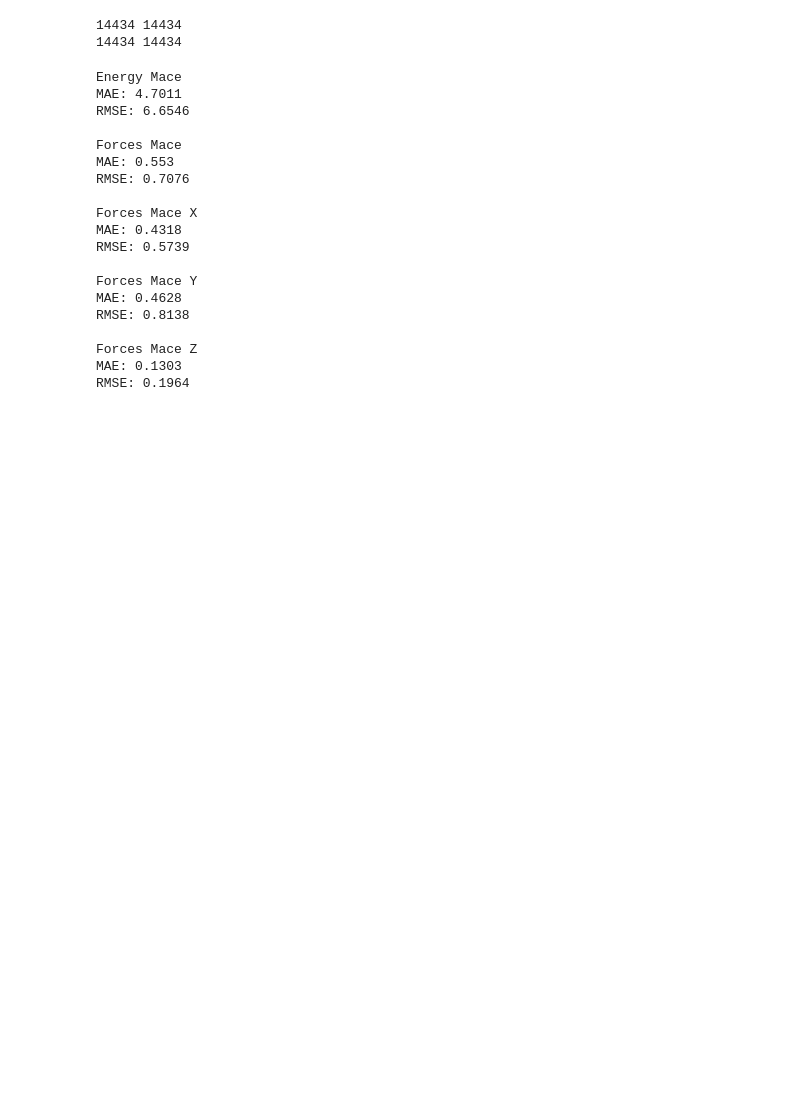
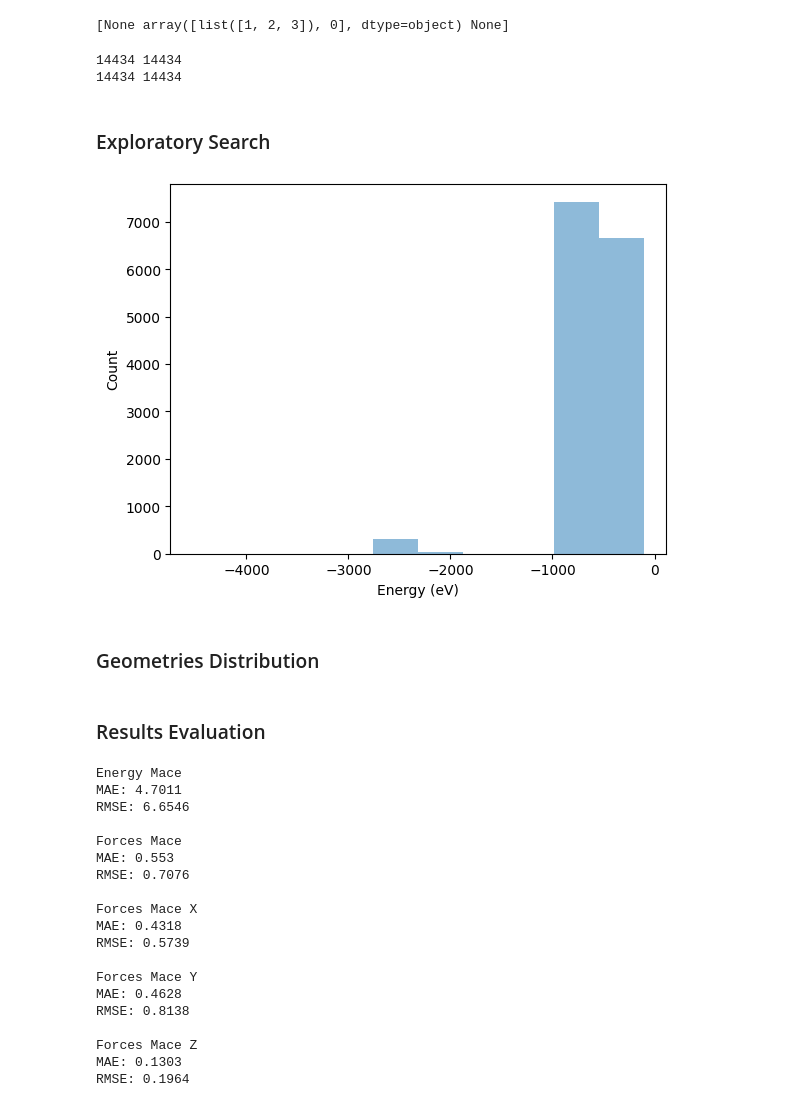
Before and after one commit to pedrozanineli/inference, a Jupyter notebook: 3_plot.ipynb, the cells around one changed output. Cells and saved outputs as stored; diff of their text form; code cells hidden in the pictures; blank space fills up the shorter version.

Commit message:
results comparision

```diff
--- a/3_plot.ipynb
+++ b/3_plot.ipynb
@@ -10,6 +10,16 @@ real_forces = np.load('results/real_forces.npy',allow_pickle=True)
 
 predicted_energies_mace = np.load('results/predicted_energies_mace.npy')
 predicted_forces_mace = np.load('results/predicted_forces_mace.npy',allow_pickle=True)
+# %%
+import numpy as np
+
+a = np.empty(3, dtype=object)  # Cria um array de tamanho 3 para armazenar objetos
+arr = np.array([[1, 2, 3], 0], dtype=object)
+
+a[1] = arr  # Atribui 'arr' à posição 1 de 'a'
+print(a)
+# %% [output]
+[None array([list([1, 2, 3]), 0], dtype=object) None]
 # %%
 print(len(predicted_energies_mace),len(real_energies))
 print(len(predicted_forces_mace),len(real_forces))
@@ -32,3 +29,15 @@ def parity_plot(X,y,label):
+# %% [markdown]
+### Exploratory Search
+# %%
+plt.hist(real_energies,density=False,bins=10,alpha=0.5)
+plt.xlabel('Energy (eV)'),plt.ylabel('Count')
+plt.show()
+# %% [output]
+[figure, added]
+# %% [markdown]
+### Geometries Distribution
+# %% [markdown]
+### Results Evaluation
 # %%
 x_pred,x_real = [],[]
 y_pred,y_real = [],[]
```
Also changed, not shown: parts of 9 cells of this notebook, 9 other files.
